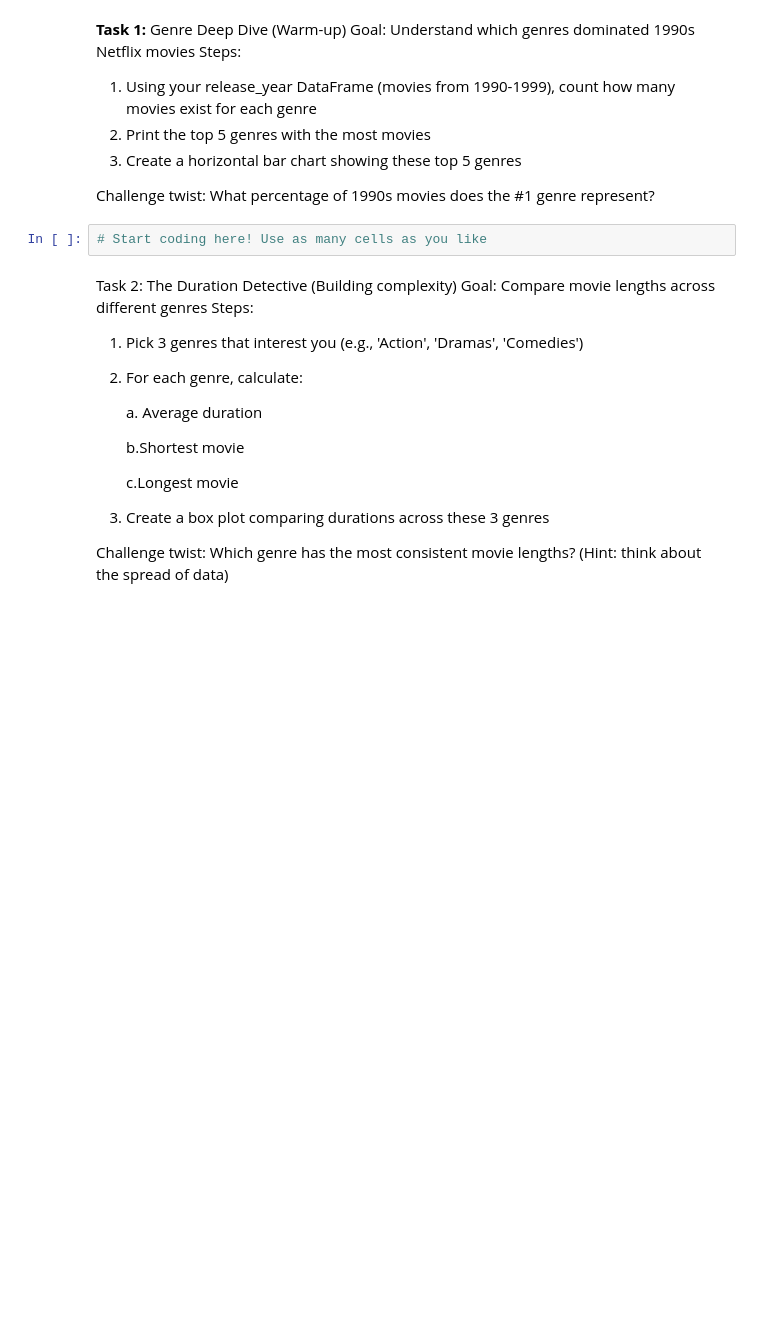
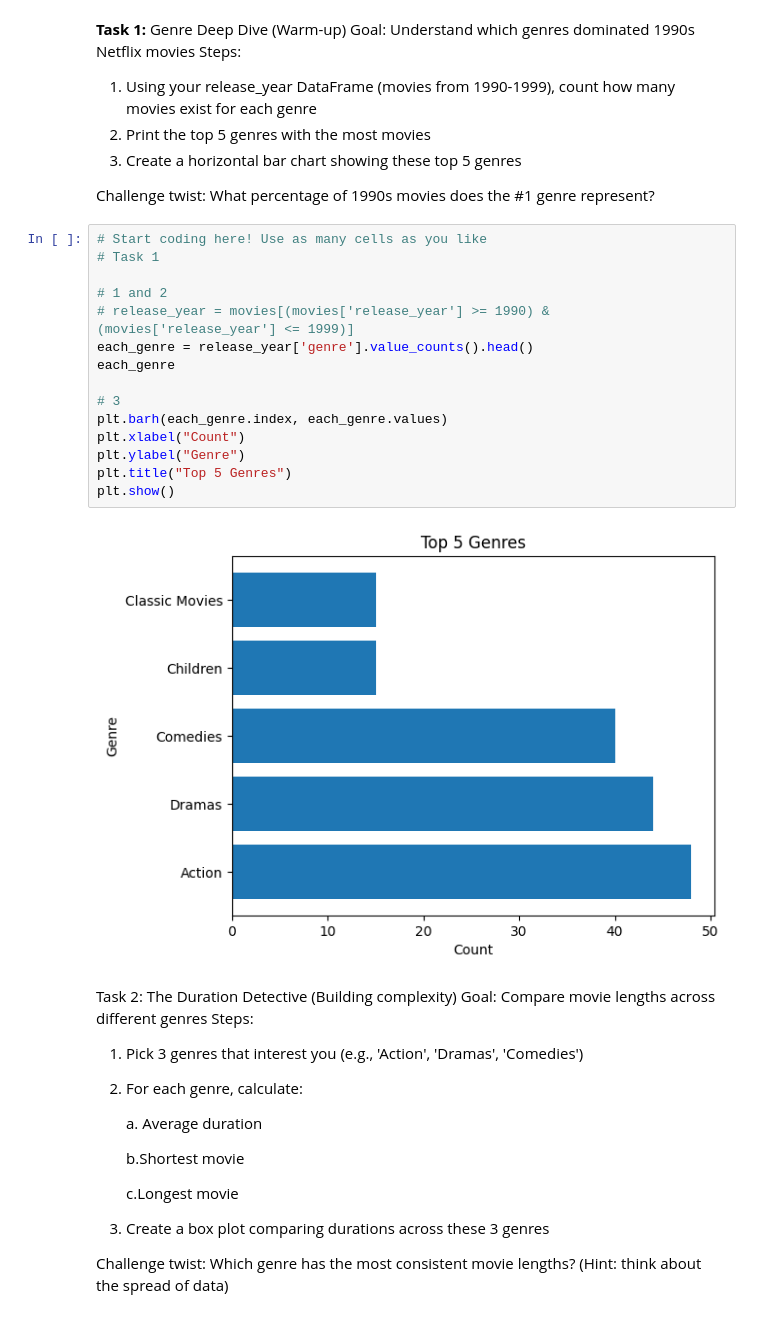
Before and after one commit to christianabusca/netflix-movies-analysis, a Jupyter notebook: netflix.ipynb, the cells around one changed output. Drawn from its saved outputs; the diff is of its cells as text; blank space fills up the shorter version.

```diff
--- a/netflix.ipynb
+++ b/netflix.ipynb
@@ -83,8 +83,23 @@ Steps:
 3. Create a horizontal bar chart showing these top 5 genres
 
 Challenge twist: What percentage of 1990s movies does the #1 genre represent?
-# %%
-# Start coding here! Use as many cells as you like
+# %%
+# Start coding here! Use as many cells as you like
+# Task 1
+
+# 1 and 2
+# release_year = movies[(movies['release_year'] >= 1990) & (movies['release_year'] <= 1999)]
+each_genre = release_year['genre'].value_counts().head()
+each_genre
+
+# 3
+plt.barh(each_genre.index, each_genre.values)
+plt.xlabel("Count")
+plt.ylabel("Genre")
+plt.title("Top 5 Genres")
+plt.show()
+# %% [output]
+[figure, added]
 # %% [markdown]
 Task 2: The Duration Detective (Building complexity)
 Goal: Compare movie lengths across different genres
```
